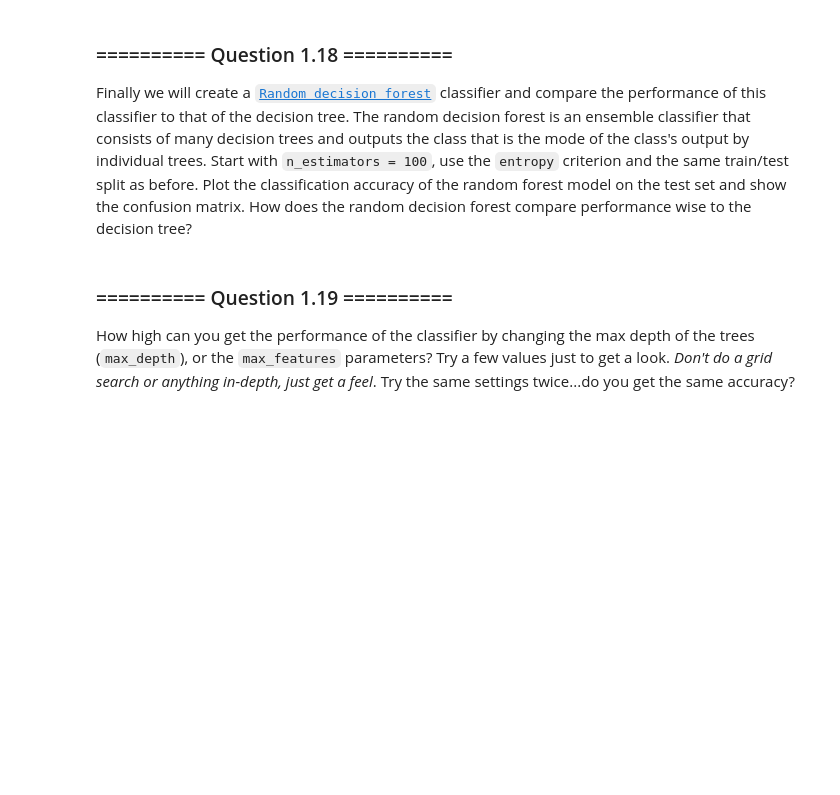
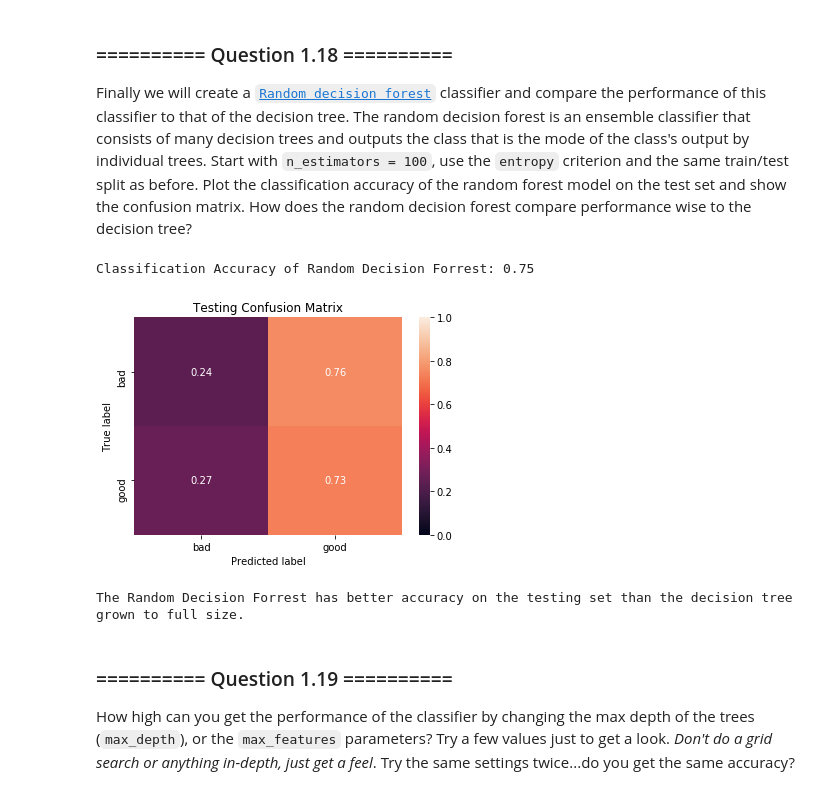
Before and after one commit to ZeroSum24/IAML2018, a Jupyter notebook: Labs/02 - Decision Trees and Linear Regression.ipynb, the cells around one changed output. Saved outputs shown, nothing was run; the diff lists cells and outputs as text; code cells hidden in the pictures; blank space fills up the shorter version.

```diff
--- a/Labs/02 - Decision Trees and Linear Regression.ipynb
+++ b/Labs/02 - Decision Trees and Linear Regression.ipynb
@@ -387,3 +442,30 @@ Finally we will create a [`Random decision forest`](http://scikit-learn.org/0.19
+# %%
+# Your Code goes here:
+
+# Training the Random Decision Forrest Classifier
+rdf = RandomForestClassifier(n_estimators=100, criterion='entropy')
+rdf.fit(X_train, y_train)
+
+# Predicting the output of the validation set
+y_pred = rdf.predict(X_test)
+
+print("Classification Accuracy of Random Decision Forrest: {0}".format(accuracy_score(y_pred, y_test)))
+
+# confusion matrix for testing set
+conf_mat_test = confusion_matrix(y_true=y_test,y_pred=pred_test)
+
+# normalised confusion matrix
+norm_conf_test = conf_mat_test.astype(np.float) / conf_mat_test.sum(axis=1).reshape((2,1))
+
+# plotting the confusion matrix witht the labels and titles
+plot_confusion_matrix(norm_conf_test, classes=['bad', 'good'], title="Testing Confusion Matrix")
+plt.show()
+
+print("The Random Decision Forrest has better accuracy on the testing set than the decision tree grown to full size.")
+# %% [output]
+Classification Accuracy of Random Decision Forrest: 0.75
+[figure, added]
+The Random Decision Forrest has better accuracy on the testing set than the decision tree grown to full size.
 # %% [markdown]
 ### ========== Question 1.19 ==========
 How high can you get the performance of the classifier by changing the max depth of the trees (`max_depth`), or the `max_features` parameters? Try a few values just to get a look. *Don't do a grid search or anything in-depth, just get a feel*. Try the same settings twice...do you get the same accuracy?
```
Also changed, not shown: parts of 40 cells of this notebook, 1 other file.
